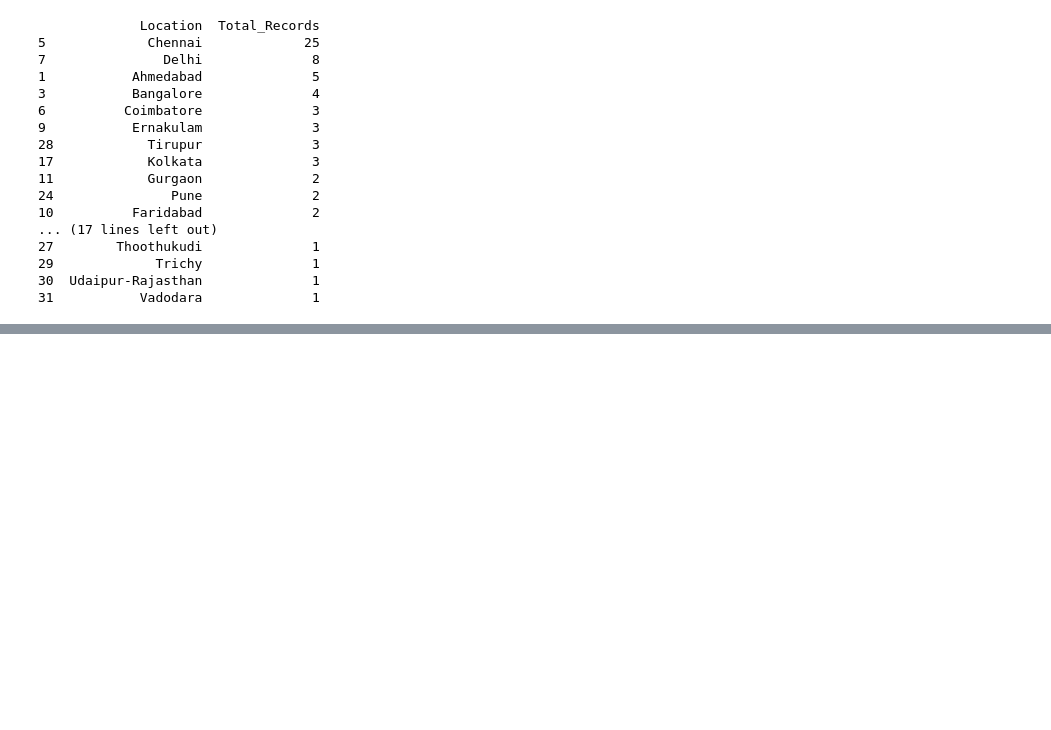
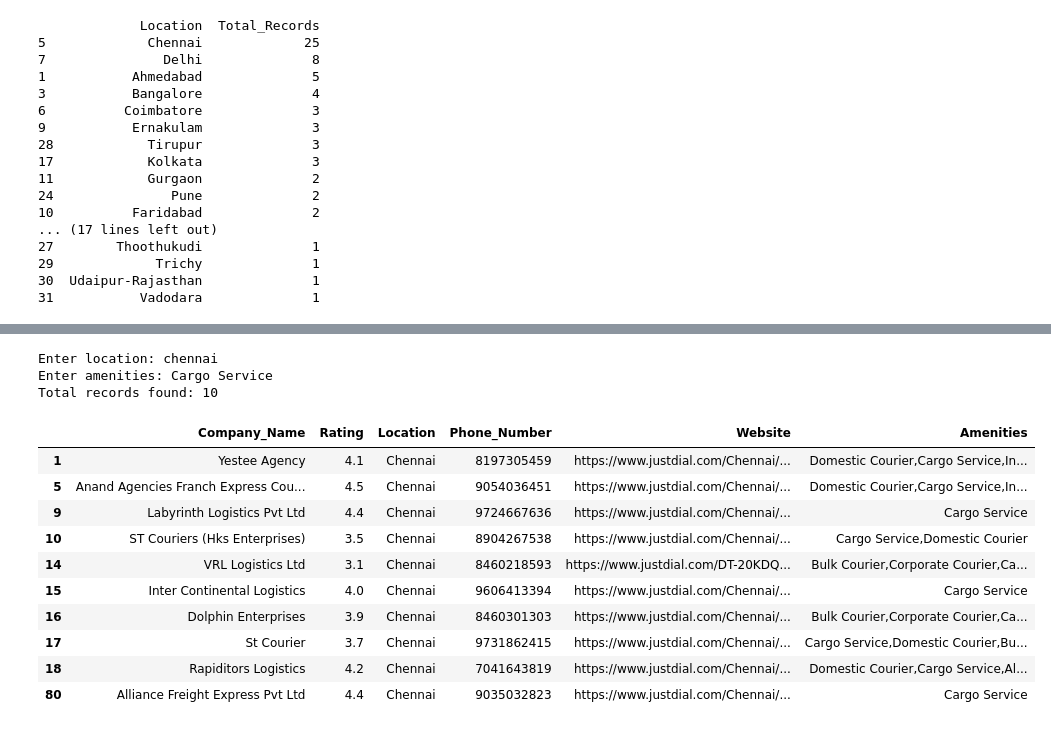
Before and after one commit to Mohandoss20k/Data_Scraper-, a Jupyter notebook: Data_Scraper_Cargos.ipynb, the cells around one changed output, grey strips where cells are left out. Cells and saved outputs as stored; diff of their text form; code cells hidden in the pictures; blank space fills up the shorter version.

Commit message:
both cargos and couries

```diff
--- a/Data_Scraper_Cargos.ipynb
+++ b/Data_Scraper_Cargos.ipynb
@@ -211,3 +211,43 @@ File created: chennai_Cargos_Companies.xlsx
 Total records found: 23
 [interactive output not drawn]
 [interactive output not drawn]
+# %%
+# Step 1: Get input from the user
+location = input("Enter location: ").strip()
+amenities = input("Enter amenities: ").strip()
+
+# Step 2: Filter the dataset
+filtered_df = df[
+    df["Location"].str.contains(
+        location, case=False, na=False, regex=False
+    ) &
+    df["Amenities"].str.contains(
+        amenities, case=False, na=False, regex=False
+    )
+]
+
+# Step 3: Display results
+print("Total records found:", len(filtered_df))
+display(filtered_df)
+
+# Step 4: Save as Excel
+output_file = f"{location}_{amenities}_Companies.xlsx"
+filtered_df.to_excel(output_file, index=False)
+
+# Step 5: Download the file
+files.download(output_file)
+# %% [output]
+Enter location: chennai
+Enter amenities: Cargo Service
+Total records found: 10
+|  | Company_Name | Rating | Location | Phone_Number | Website | Amenities |
+| 1 | Yestee Agency | 4.1 | Chennai | 8197305459 | https://www.justdial.com/Chennai/... | Domestic Courier,Cargo Service,In... |
+| 5 | Anand Agencies Franch Express Cou... | 4.5 | Chennai | 9054036451 | https://www.justdial.com/Chennai/... | Domestic Courier,Cargo Service,In... |
+| 9 | Labyrinth Logistics Pvt Ltd | 4.4 | Chennai | 9724667636 | https://www.justdial.com/Chennai/... | Cargo Service |
+| 10 | ST Couriers (Hks Enterprises) | 3.5 | Chennai | 8904267538 | https://www.justdial.com/Chennai/... | Cargo Service,Domestic Courier |
+| 14 | VRL Logistics Ltd | 3.1 | Chennai | 8460218593 | https://www.justdial.com/DT-20KDQ... | Bulk Courier,Corporate Courier,Ca... |
+| 15 | Inter Continental Logistics | 4.0 | Chennai | 9606413394 | https://www.justdial.com/Chennai/... | Cargo Service |
+| 16 | Dolphin Enterprises | 3.9 | Chennai | 8460301303 | https://www.justdial.com/Chennai/... | Bulk Courier,Corporate Courier,Ca... |
+| 17 | St Courier | 3.7 | Chennai | 9731862415 | https://www.justdial.com/Chennai/... | Cargo Service,Domestic Courier,Bu... |
+| 18 | Rapiditors Logistics | 4.2 | Chennai | 7041643819 | https://www.justdial.com/Chennai/... | Domestic Courier,Cargo Service,Al... |
+| 80 | Alliance Freight Express Pvt Ltd | 4.4 | Chennai | 9035032823 | https://www.justdial.com/Chennai/... | Cargo Service |
```
Also changed, not shown: parts of 1 cell of this notebook.
